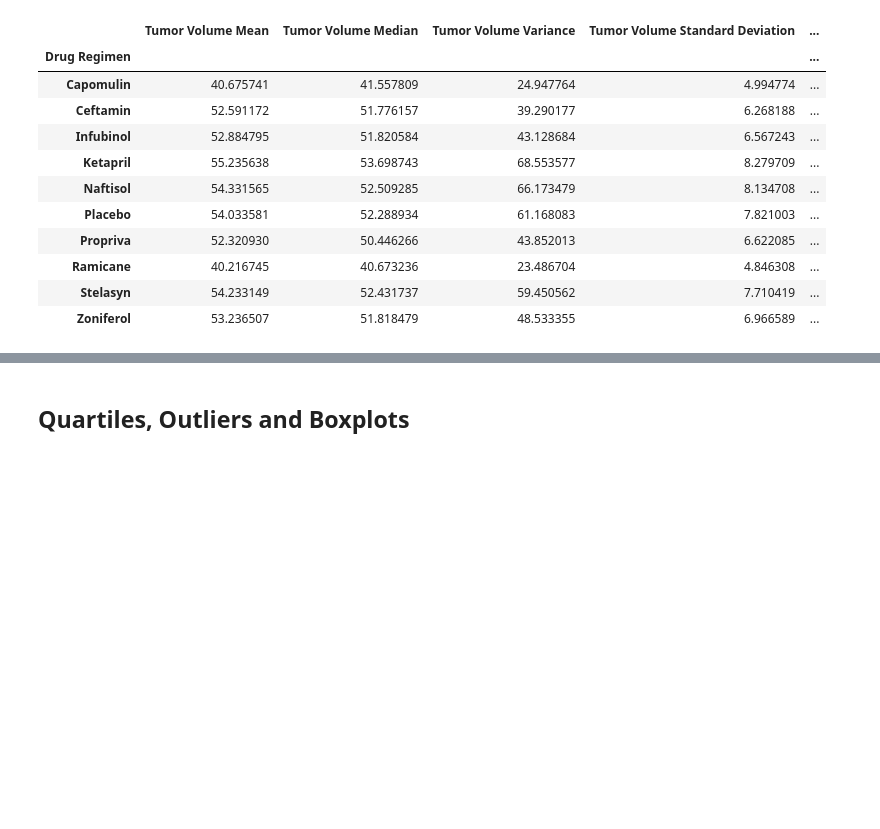
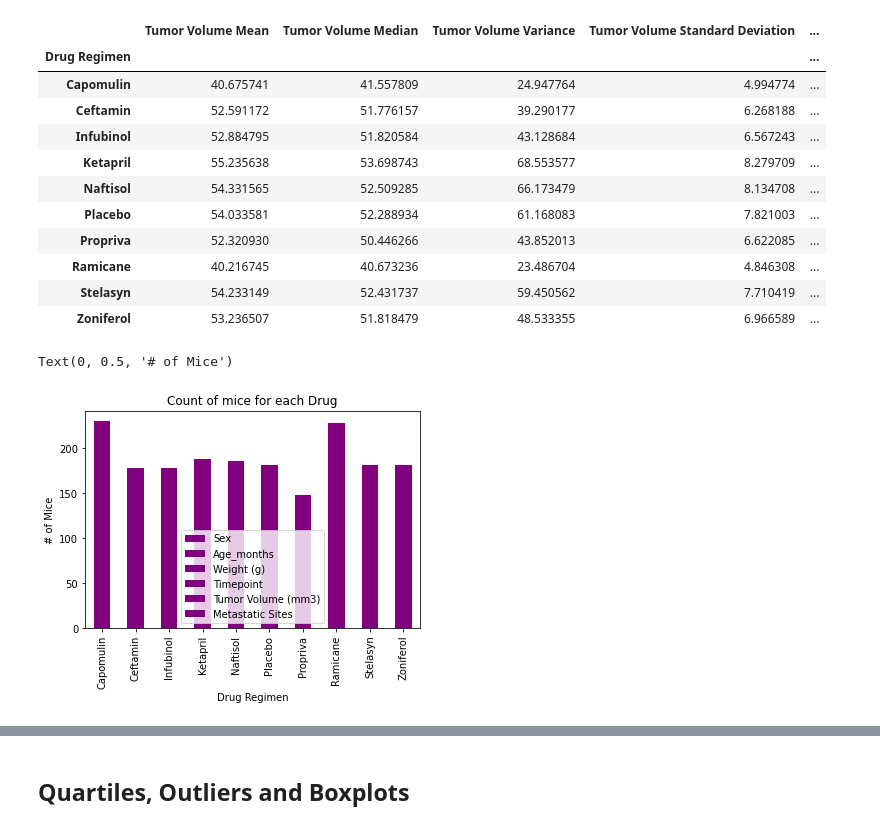
Before and after one commit to rteves0914/Matplotlib-challenge, a Jupyter notebook: Pymaceuticals.ipynb, the cells around one changed output, grey strips where cells are left out. Saved outputs shown, nothing was run; the diff lists cells and outputs as text; code cells hidden in the pictures; blank space fills up the shorter version.

Commit message:
Bar chart

```diff
--- a/Pymaceuticals.ipynb
+++ b/Pymaceuticals.ipynb
@@ -171,5 +154,12 @@ drug_aggregate_summary
 | Zoniferol | 53.236507 | 51.818479 | 48.533355 | 6.966589 | ... |
 # %%
 # Generate a bar plot showing the total number of unique mice tested on each drug regimen using pandas.
+clean_count_grouped = clean_df.groupby("Drug Regimen").count()
+bar_chart = clean_count_grouped.plot(kind="bar", title="Count of mice for each Drug", color="purple")
+bar_chart.set_xlabel("Drug Regimen")
+bar_chart.set_ylabel("# of Mice")
+# %% [output]
+Text(0, 0.5, '# of Mice')
+[figure, added]
 # %%
 # Generate a bar plot showing the total number of unique mice tested on each drug regimen using pyplot.
```
Also changed, not shown: parts of 3 cells of this notebook.
